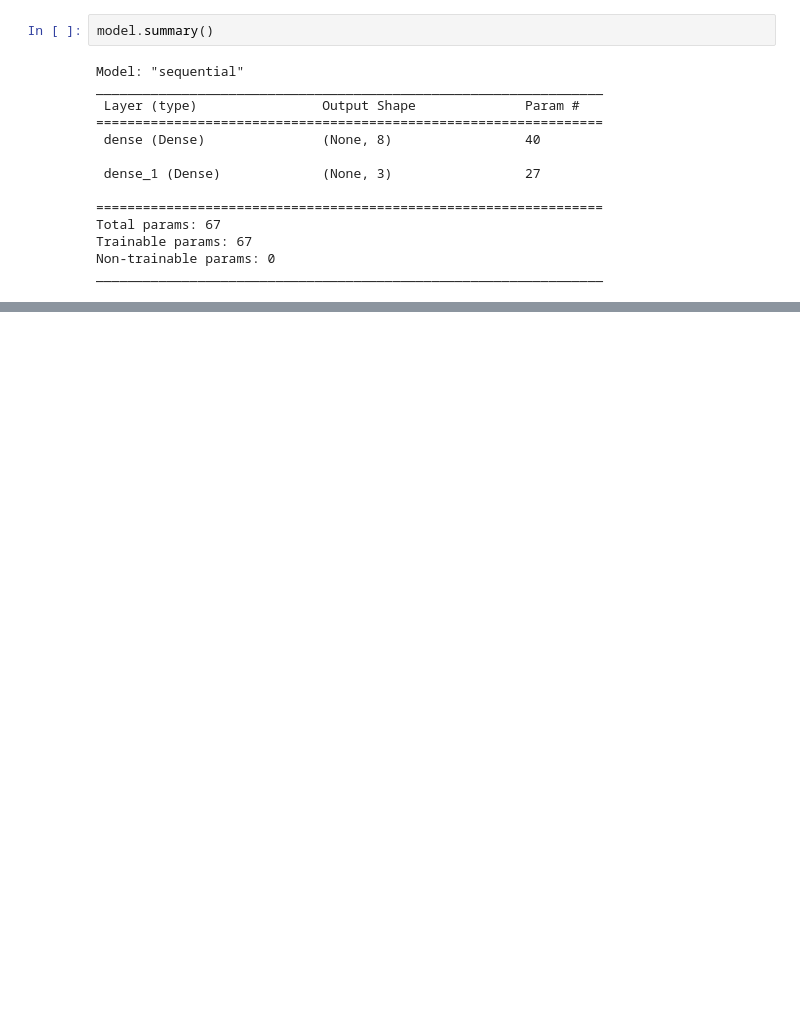
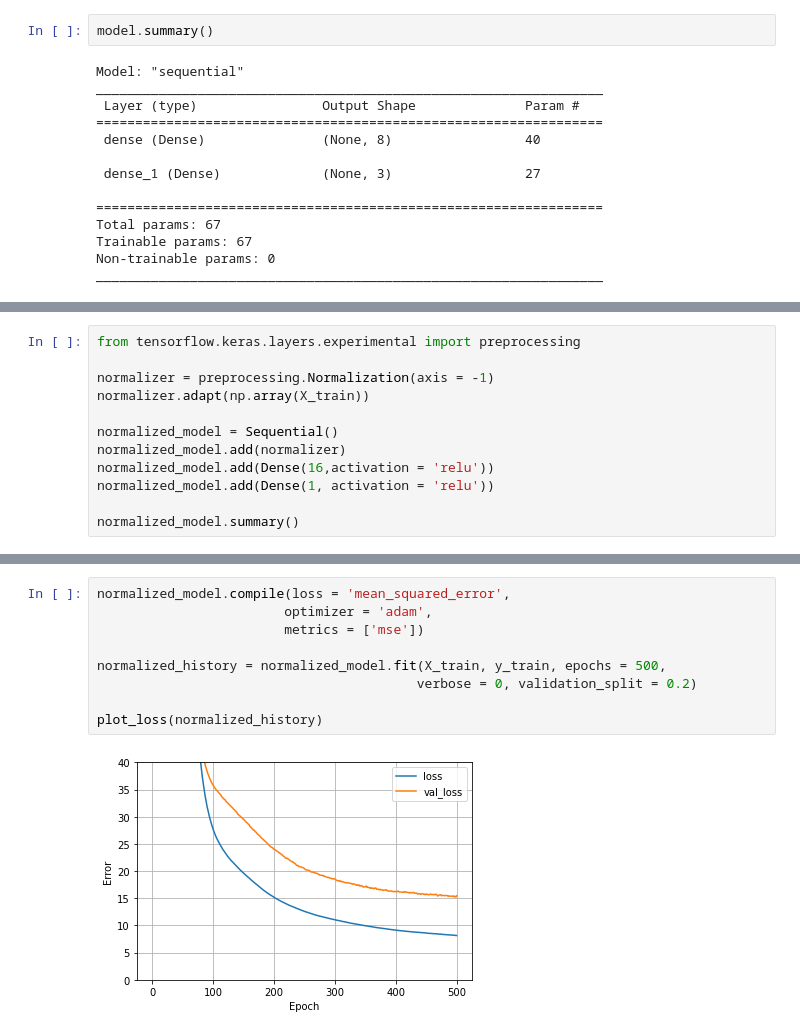
Before and after one commit to Aerimmm/-_rim, a Jupyter notebook: 인공신경망ANN.ipynb, the cells around one changed output, grey strips where cells are left out. Drawn from its saved outputs; the diff is of its cells as text; blank space fills up the shorter version.

```diff
--- a/인공신경망ANN.ipynb
+++ b/인공신경망ANN.ipynb
@@ -120,0 +224,12 @@ _________________________________________________________________
+# %%
+from tensorflow.keras.layers.experimental import preprocessing
+
+normalizer = preprocessing.Normalization(axis = -1)
+normalizer.adapt(np.array(X_train))
+
+normalized_model = Sequential()
+normalized_model.add(normalizer)
+normalized_model.add(Dense(16,activation = 'relu'))
+normalized_model.add(Dense(1, activation = 'relu'))
+
+normalized_model.summary()
@@ -120,0 +253,11 @@ _________________________________________________________________
+# %%
+normalized_model.compile(loss = 'mean_squared_error',
+                        optimizer = 'adam',
+                        metrics = ['mse'])
+
+normalized_history = normalized_model.fit(X_train, y_train, epochs = 500,
+                                         verbose = 0, validation_split = 0.2)
+
+plot_loss(normalized_history)
+# %% [output]
+[figure, added]
```
Also changed, not shown: parts of 30 cells of this notebook.
